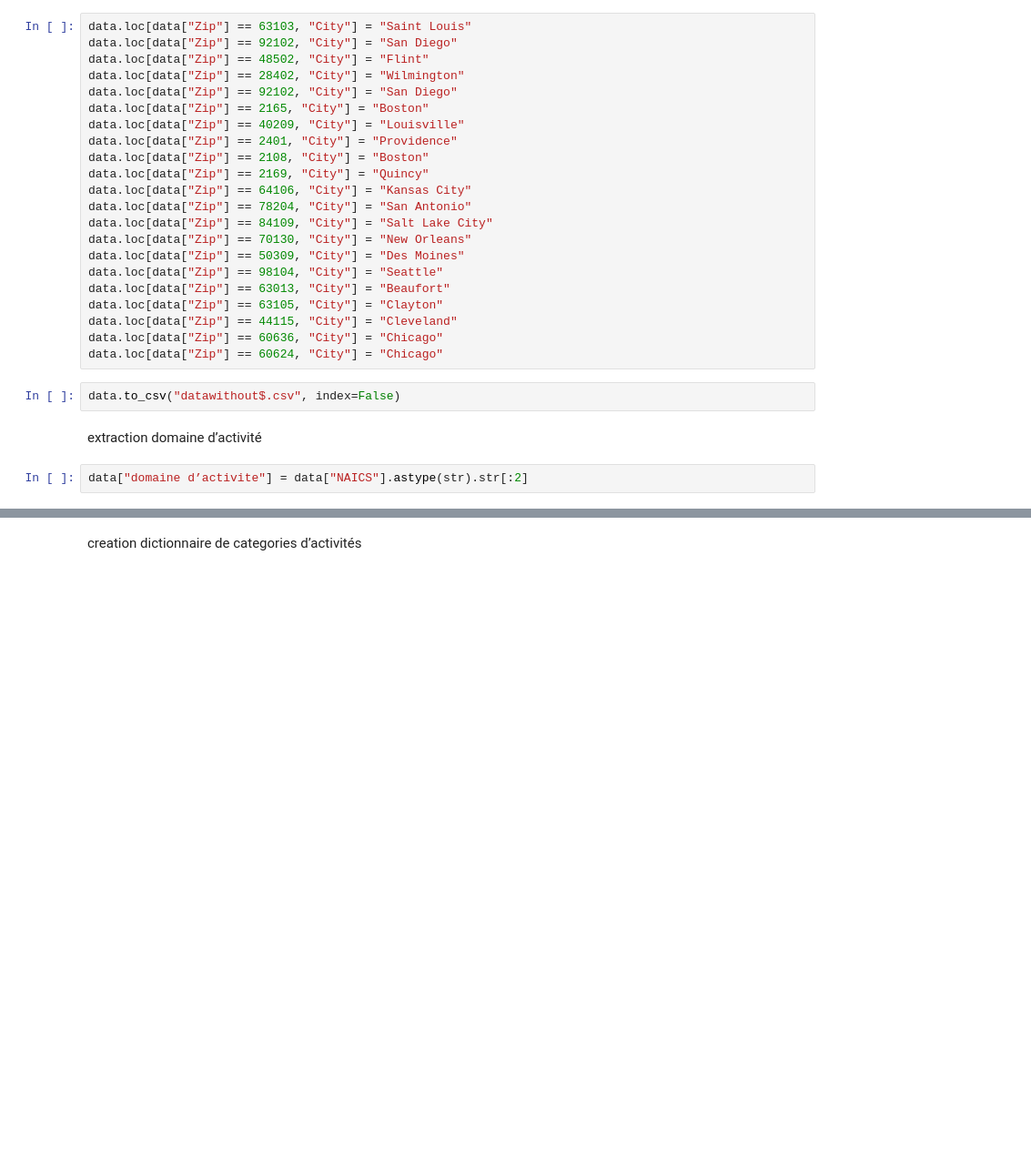
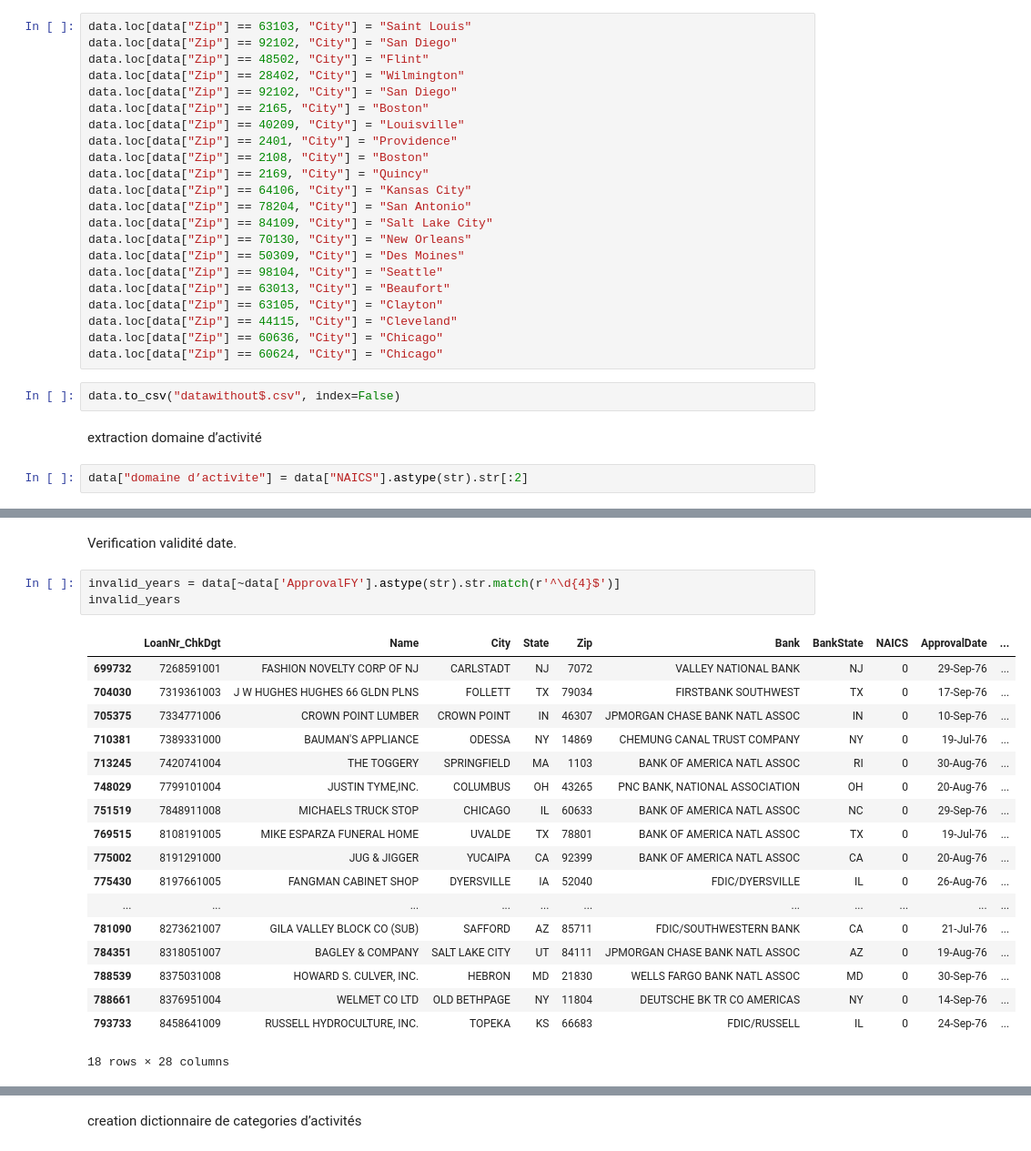
Before and after one commit to MichAdebayo/brief-loan-prediction, a Jupyter notebook: Nettoyage.ipynb, the cells around one changed output, grey strips where cells are left out. Shown at 91% size. Drawn from its saved outputs; the diff is of its cells as text; blank space fills up the shorter version.

```diff
--- a/Nettoyage.ipynb
+++ b/Nettoyage.ipynb
@@ -229,0 +229,24 @@ data.head()
+# %% [markdown]
+Verification validité date.
+# %%
+invalid_years = data[~data['ApprovalFY'].astype(str).str.match(r'^\d{4}$')]
+invalid_years
+# %% [output]
+|  | LoanNr_ChkDgt | Name | City | State | Zip | Bank | BankState | NAICS | ApprovalDate | ... |
+| 699732 | 7268591001 | FASHION NOVELTY CORP OF NJ | CARLSTADT | NJ | 7072 | VALLEY NATIONAL BANK | NJ | 0 | 29-Sep-76 | ... |
+| 704030 | 7319361003 | J W HUGHES HUGHES 66 GLDN PLNS | FOLLETT | TX | 79034 | FIRSTBANK SOUTHWEST | TX | 0 | 17-Sep-76 | ... |
+| 705375 | 7334771006 | CROWN POINT LUMBER | CROWN POINT | IN | 46307 | JPMORGAN CHASE BANK NATL ASSOC | IN | 0 | 10-Sep-76 | ... |
+| 710381 | 7389331000 | BAUMAN'S APPLIANCE | ODESSA | NY | 14869 | CHEMUNG CANAL TRUST COMPANY | NY | 0 | 19-Jul-76 | ... |
+| 713245 | 7420741004 | THE TOGGERY | SPRINGFIELD | MA | 1103 | BANK OF AMERICA NATL ASSOC | RI | 0 | 30-Aug-76 | ... |
+| 748029 | 7799101004 | JUSTIN TYME,INC. | COLUMBUS | OH | 43265 | PNC BANK, NATIONAL ASSOCIATION | OH | 0 | 20-Aug-76 | ... |
+| 751519 | 7848911008 | MICHAELS TRUCK STOP | CHICAGO | IL | 60633 | BANK OF AMERICA NATL ASSOC | NC | 0 | 29-Sep-76 | ... |
+| 769515 | 8108191005 | MIKE ESPARZA FUNERAL HOME | UVALDE | TX | 78801 | BANK OF AMERICA NATL ASSOC | TX | 0 | 19-Jul-76 | ... |
+| 775002 | 8191291000 | JUG & JIGGER | YUCAIPA | CA | 92399 | BANK OF AMERICA NATL ASSOC | CA | 0 | 20-Aug-76 | ... |
+| 775430 | 8197661005 | FANGMAN CABINET SHOP | DYERSVILLE | IA | 52040 | FDIC/DYERSVILLE | IL | 0 | 26-Aug-76 | ... |
+| ... | ... | ... | ... | ... | ... | ... | ... | ... | ... | ... |
+| 781090 | 8273621007 | GILA VALLEY BLOCK CO (SUB) | SAFFORD | AZ | 85711 | FDIC/SOUTHWESTERN BANK | CA | 0 | 21-Jul-76 | ... |
+| 784351 | 8318051007 | BAGLEY & COMPANY | SALT LAKE CITY | UT | 84111 | JPMORGAN CHASE BANK NATL ASSOC | AZ | 0 | 19-Aug-76 | ... |
+| 788539 | 8375031008 | HOWARD S. CULVER, INC. | HEBRON | MD | 21830 | WELLS FARGO BANK NATL ASSOC | MD | 0 | 30-Sep-76 | ... |
+| 788661 | 8376951004 | WELMET CO LTD | OLD BETHPAGE | NY | 11804 | DEUTSCHE BK TR CO AMERICAS | NY | 0 | 14-Sep-76 | ... |
+| 793733 | 8458641009 | RUSSELL HYDROCULTURE, INC. | TOPEKA | KS | 66683 | FDIC/RUSSELL | IL | 0 | 24-Sep-76 | ... |
+18 rows × 28 columns
```
Also changed, not shown: parts of 24 cells of this notebook.
